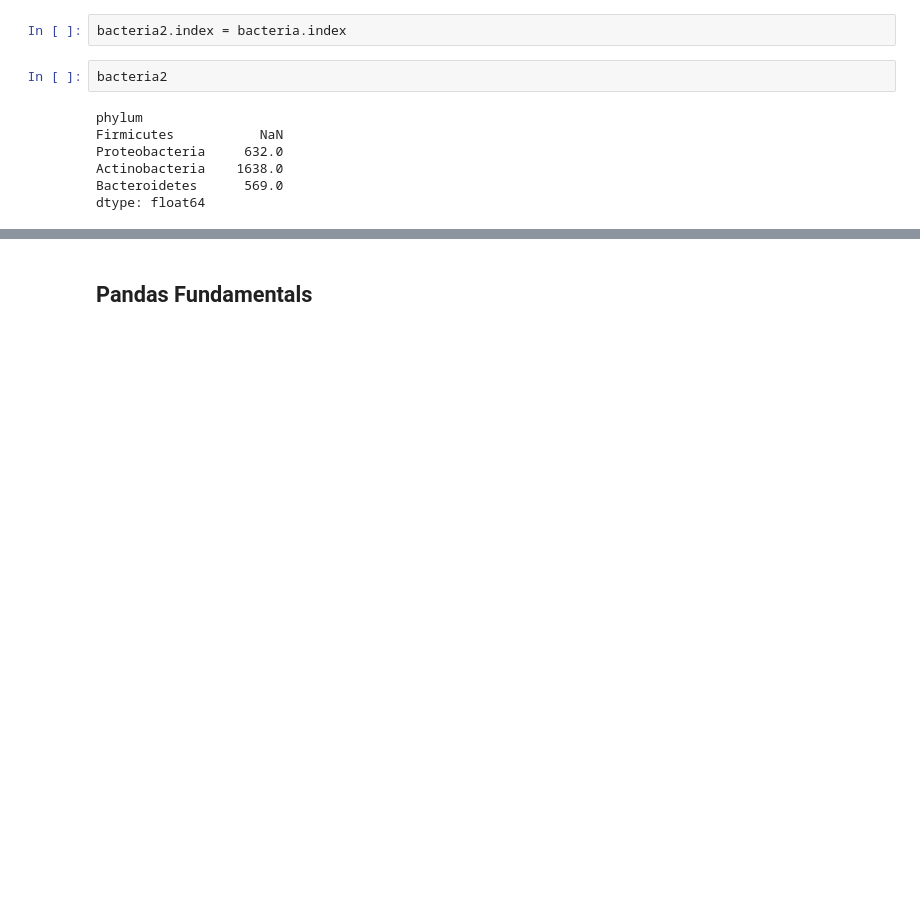
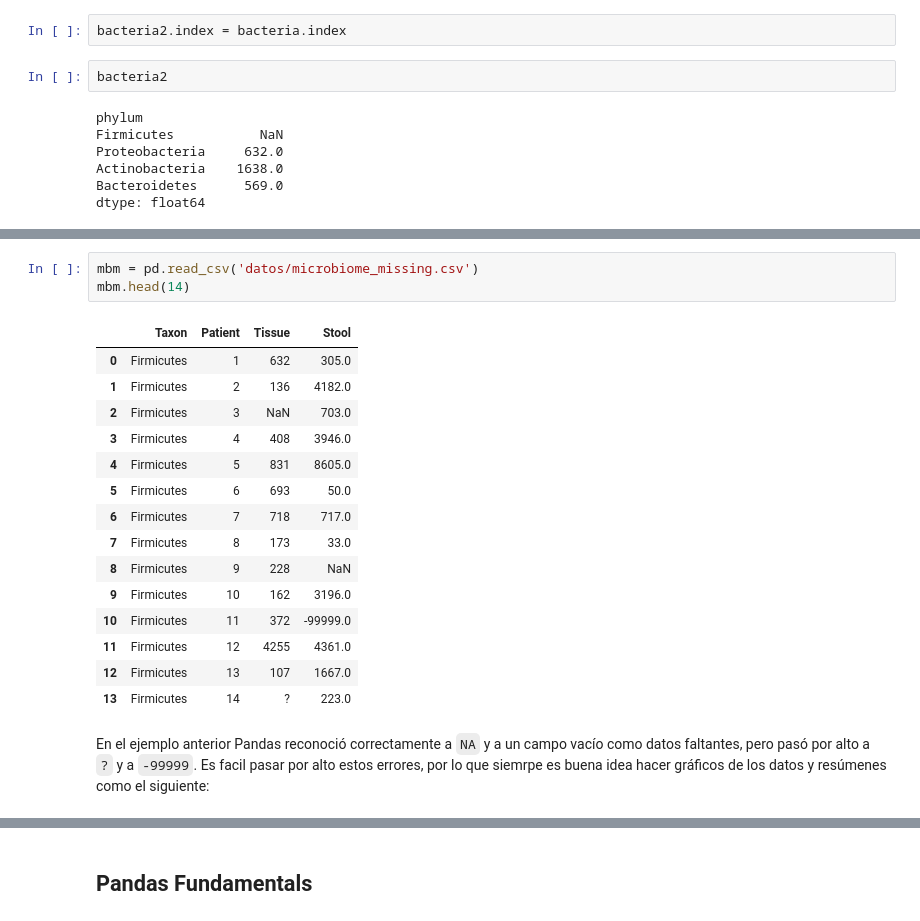
Before and after one commit to aloctavodia/intro_ciencia_de_datos, a Jupyter notebook: 03_Manipulación_de_datos_y_Pandas.ipynb, the cells around one changed output, grey strips where cells are left out. Saved outputs shown, nothing was run; the diff lists cells and outputs as text; blank space fills up the shorter version.

```diff
--- a/03_Manipulación_de_datos_y_Pandas.ipynb
+++ b/03_Manipulación_de_datos_y_Pandas.ipynb
@@ -565,0 +572,21 @@ There are several other data formats that can be imported into Python and conver
+# %%
+mbm = pd.read_csv('datos/microbiome_missing.csv')
+mbm.head(14)
+# %% [output]
+|  | Taxon | Patient | Tissue | Stool |
+| 0 | Firmicutes | 1 | 632 | 305.0 |
+| 1 | Firmicutes | 2 | 136 | 4182.0 |
+| 2 | Firmicutes | 3 | NaN | 703.0 |
+| 3 | Firmicutes | 4 | 408 | 3946.0 |
+| 4 | Firmicutes | 5 | 831 | 8605.0 |
+| 5 | Firmicutes | 6 | 693 | 50.0 |
+| 6 | Firmicutes | 7 | 718 | 717.0 |
+| 7 | Firmicutes | 8 | 173 | 33.0 |
+| 8 | Firmicutes | 9 | 228 | NaN |
+| 9 | Firmicutes | 10 | 162 | 3196.0 |
+| 10 | Firmicutes | 11 | 372 | -99999.0 |
+| 11 | Firmicutes | 12 | 4255 | 4361.0 |
+| 12 | Firmicutes | 13 | 107 | 1667.0 |
+| 13 | Firmicutes | 14 | ? | 223.0 |
+# %% [markdown]
+En el ejemplo anterior Pandas reconoció correctamente a `NA` y a un campo vacío como datos faltantes, pero pasó por alto a `?` y a `-99999`. Es facil pasar por alto estos errores, por lo que siemrpe es buena idea hacer gráficos de los datos y resúmenes como el siguiente:
```
Also changed, not shown: parts of 112 cells of this notebook.
